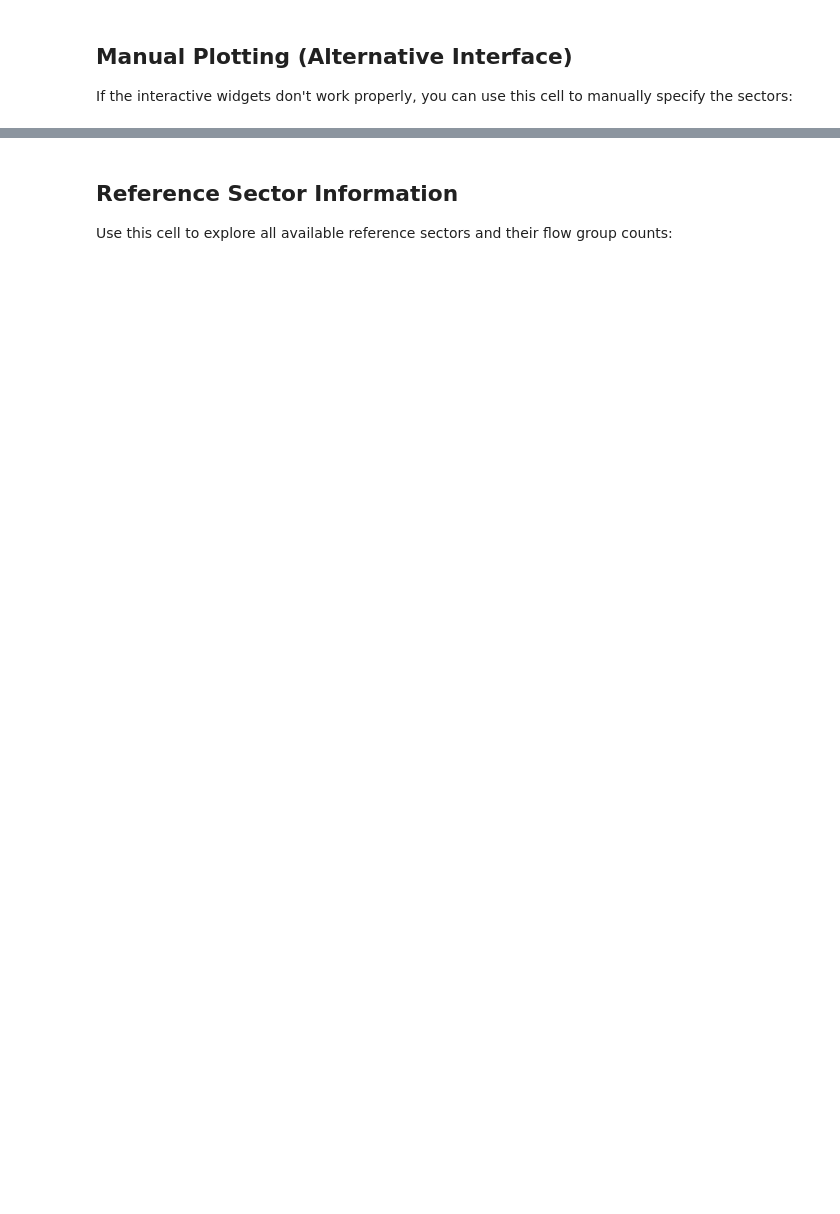
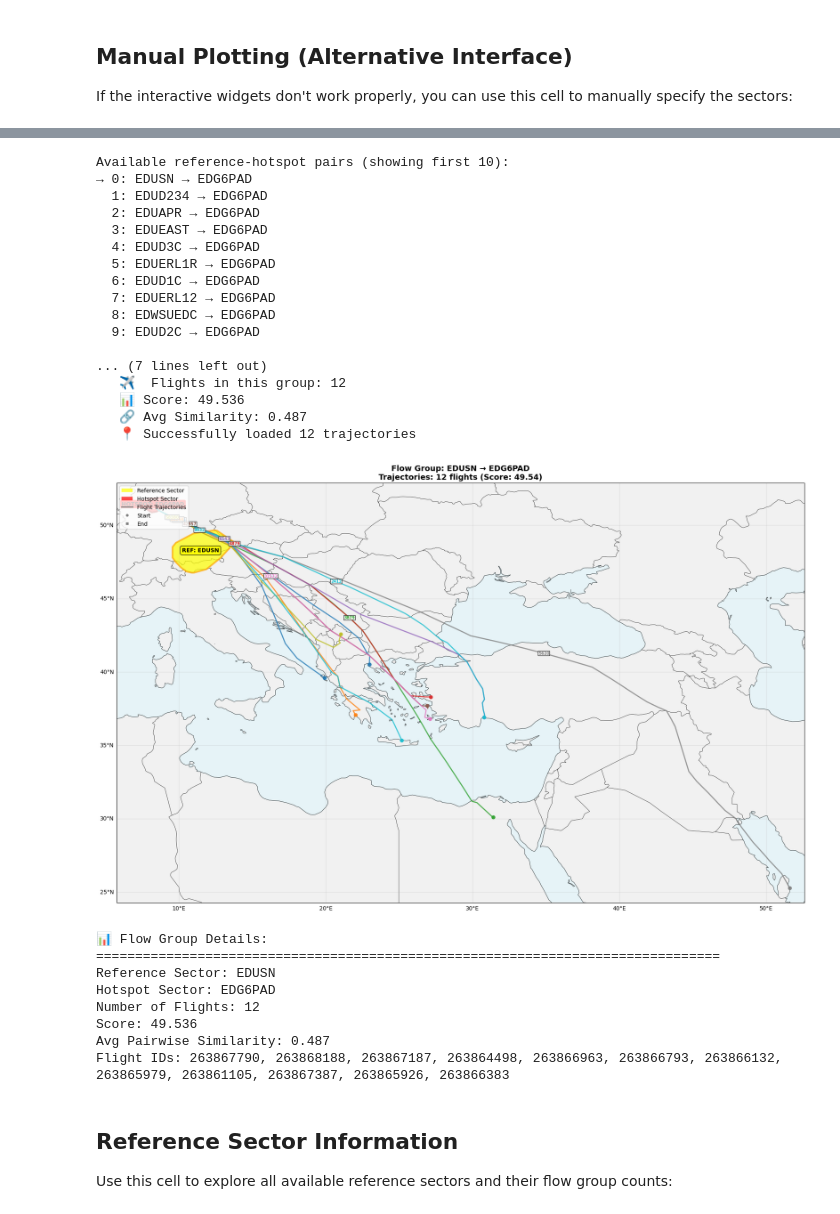
Before and after one commit to thinhhoang95/project-tailwind, a Jupyter notebook: notebooks/interactive_sector_trajectory_visualization.ipynb, the cells around one changed output, grey strips where cells are left out. Saved outputs shown, nothing was run; the diff lists cells and outputs as text; code cells hidden in the pictures; blank space fills up the shorter version.

Commit message:
Flow extraction completed

```diff
--- a/notebooks/interactive_sector_trajectory_visualization.ipynb
+++ b/notebooks/interactive_sector_trajectory_visualization.ipynb
@@ -347,19 +390,3 @@ VBox(children=(HBox(children=(Dropdown(description='Reference Sector:', layout=L
 ## Manual Plotting (Alternative Interface)
 
 If the interactive widgets don't work properly, you can use this cell to manually specify the sectors:
-# %%
-# Manual configuration - change these values as needed
-REFERENCE_SECTOR = "MASBALL"  # Change this to any reference sector from the list
-HOTSPOT_SECTOR = "MASB5KL"    # Change this to any traffic volume ID
-
-print(f"Available reference sectors: {reference_sectors[:10]}...")  # Show first 10
-print(f"\nPlotting for reference sector: {REFERENCE_SECTOR}")
-print(f"Hotspot sector: {HOTSPOT_SECTOR}")
-
-plot_sector_trajectories(
-    REFERENCE_SECTOR,
-    HOTSPOT_SECTOR,
-    traffic_volumes,
-    trajectory_df,
-    flow_groups
-)
@@ -394,3 +393,59 @@ Group 14: 6 flights, Score: 7.626, Avg Similarity: 0.220
+# %%
+# Manual configuration - change these values as needed
+# Select a specific row from the CSV for manual plotting
+SELECTED_ROW = 0  # Change this index to select different reference-hotspot pairs
+
+if len(flows_df) > SELECTED_ROW:
+    selected_row = flows_df.iloc[SELECTED_ROW]
+    REFERENCE_SECTOR = selected_row['reference_sector']
+    HOTSPOT_SECTOR = selected_row['hotspot_traffic_volume_id']
+
+    print(f"Available reference-hotspot pairs (showing first 10):")
+    for i, (_, row) in enumerate(flows_df.head(10).iterrows()):
+        marker = "→" if i == SELECTED_ROW else " "
+        hotspot = row['hotspot_traffic_volume_id'] if pd.notna(row['hotspot_traffic_volume_id']) else "(no hotspot)"
+        print(f"{marker} {i}: {row['reference_sector']} → {hotspot}")
+
+    print(f"\nPlotting for pair {SELECTED_ROW}:")
+    print(f"  Reference sector: {REFERENCE_SECTOR}")
+    print(f"  Hotspot sector: {HOTSPOT_SECTOR}")
+
+    plot_sector_trajectories(
+        REFERENCE_SECTOR,
+        HOTSPOT_SECTOR,
+        traffic_volumes,
+        trajectory_df,
+        flow_groups
+    )
+else:
+    print("No data available for manual plotting")
+# %% [output]
+Available reference-hotspot pairs (showing first 10):
+→ 0: EDUSN → EDG6PAD
+  1: EDUD234 → EDG6PAD
+  2: EDUAPR → EDG6PAD
+  3: EDUEAST → EDG6PAD
+  4: EDUD3C → EDG6PAD
+  5: EDUERL1R → EDG6PAD
+  6: EDUD1C → EDG6PAD
+  7: EDUERL12 → EDG6PAD
+  8: EDWSUEDC → EDG6PAD
+  9: EDUD2C → EDG6PAD
+
+... (7 lines left out)
+   ✈️  Flights in this group: 12
+   📊 Score: 49.536
+   🔗 Avg Similarity: 0.487
+   📍 Successfully loaded 12 trajectories
+[figure, added]
+📊 Flow Group Details:
+================================================================================
+Reference Sector: EDUSN
+Hotspot Sector: EDG6PAD
+Number of Flights: 12
+Score: 49.536
+Avg Pairwise Similarity: 0.487
+Flight IDs: 263867790, 263868188, 263867187, 263864498, 263866963, 263866793, 263866132, 263865979, 263861105, 263867387, 263865926, 263866383
 # %% [markdown]
 ## Reference Sector Information
 
```
Also changed, not shown: parts of 8 cells of this notebook, 10 other files.
